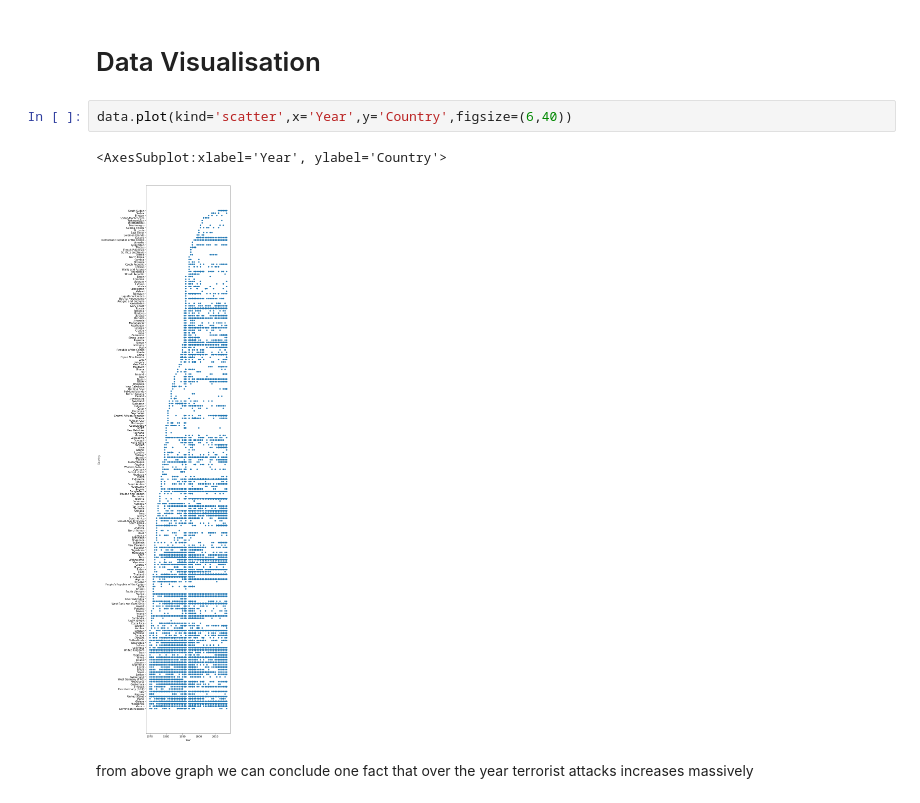
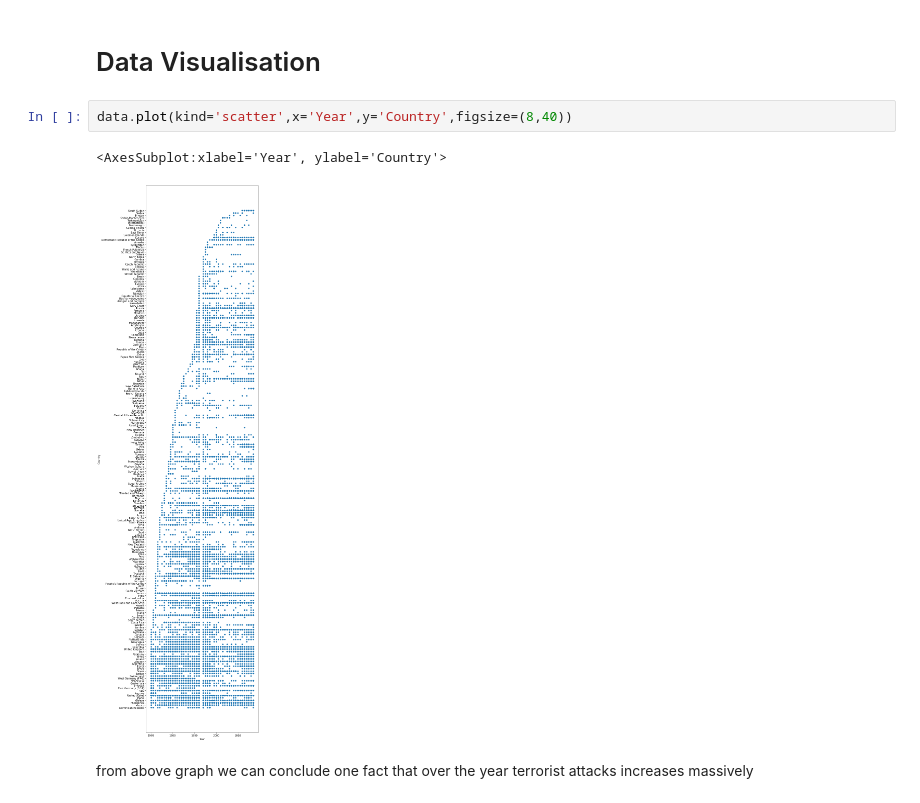
Before and after one commit to rohan821101/GlobalTerrorismData, a Jupyter notebook: Global Terrorism Data Analysis.ipynb, the cells around one changed output. Cells and saved outputs as stored; diff of their text form.

```diff
--- a/Global Terrorism Data Analysis.ipynb
+++ b/Global Terrorism Data Analysis.ipynb
@@ -149,10 +149,10 @@ Length: 181691, dtype: bool
 # %% [markdown]
 # Data Visualisation
 # %%
-data.plot(kind='scatter',x='Year',y='Country',figsize=(6,40))
+data.plot(kind='scatter',x='Year',y='Country',figsize=(8,40))
 # %% [output]
 <AxesSubplot:xlabel='Year', ylabel='Country'>
-[figure, old version]
+[figure, new version]
 # %% [markdown]
 from above graph we can conclude one fact that over the year terrorist attacks increases massively
 # %%
```
Also changed, not shown: parts of 2 cells of this notebook.
